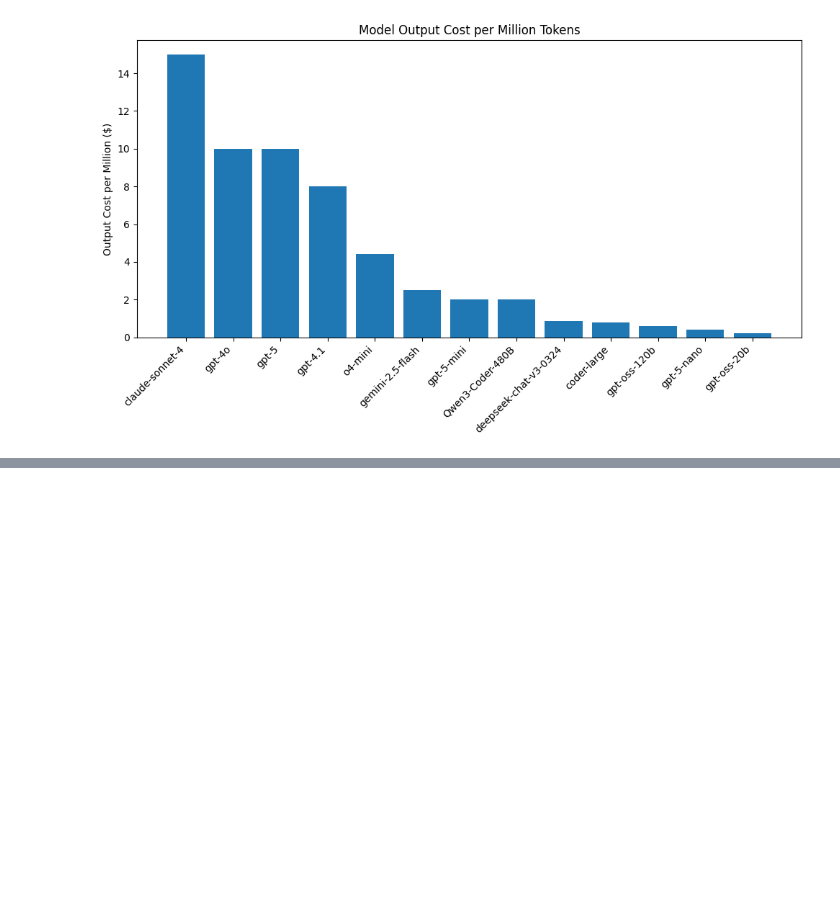
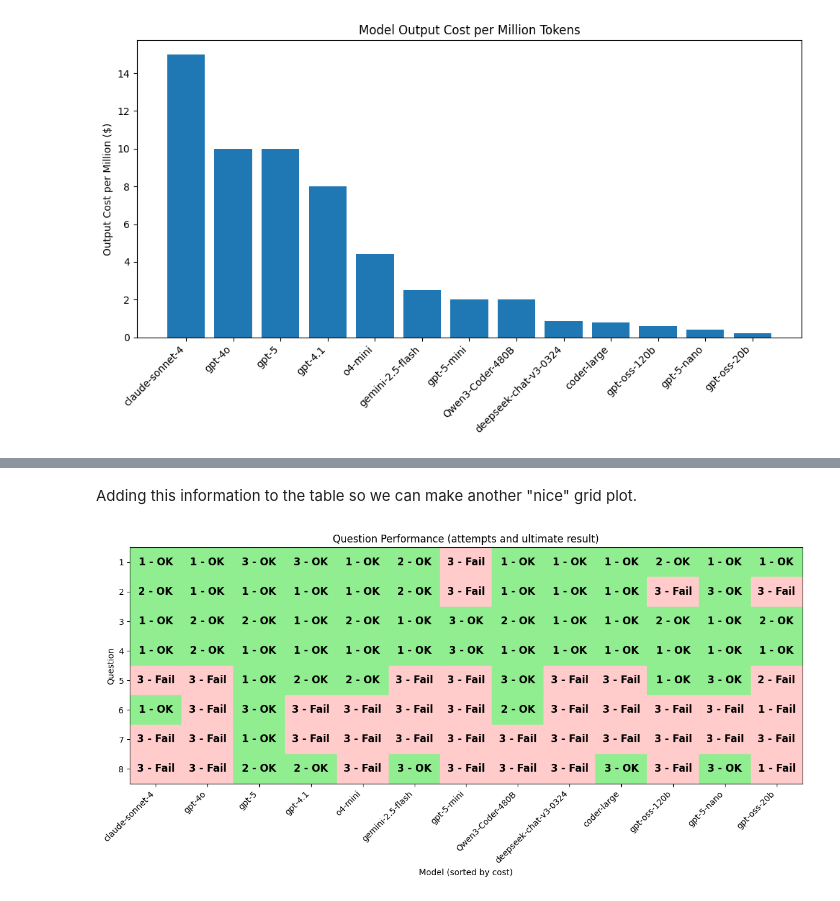
Before and after one commit to gordonwatts/atlas-plot-agent, a Jupyter notebook: notebooks/adl-benchmarks/direct-query-analysis.ipynb, the cells around one changed output, grey strips where cells are left out. Saved outputs shown, nothing was run; the diff lists cells and outputs as text; code cells hidden in the pictures; blank space fills up the shorter version.

```diff
--- a/notebooks/adl-benchmarks/direct-query-analysis.ipynb
+++ b/notebooks/adl-benchmarks/direct-query-analysis.ipynb
@@ -126,0 +190,71 @@ plt.show()
+# %%
+human_review = [
+    ("5", "gpt-oss-20b", "H"), # Does not look at muons at all
+    ("6", "Qwen3-Coder-480B-A35B-Instruct-FP8", "K"), # Knowns it can't get the correlation data
+    ("7", "gemini-2.5-flash", "H"), # fails to look at events with no light leptons
+    ("8", "claude-sonnet-4", "H"), # Plotted the invariant mass, not the transverse mass.
+]
+# %% [markdown]
+Adding this information to the table so we can make another "nice" grid plot.
+# %%
+# Add hallucination and corrected result columns
+hallucination_map = {(int(q), m): h for q, m, h in human_review}
+data['hallucination'] = data.apply(lambda row: hallucination_map.get((row['question'], row['model_nickname']), ''), axis=1)
+def correct_result(row):
+    if row['hallucination'] in ['H', 'K'] and row['Result'] == 'Success':
+        return 'Fail'
+    return row['Result']
+data['Result_with_hallucination'] = data.apply(correct_result, axis=1)
+# %%
+import numpy as np
+
+# Prepare pivot table for grid, with columns sorted by model cost
+sorted_nicknames = model_info_sorted["model_name"].tolist()
+pivot = data.pivot(
+    index="question", columns="model_nickname", values="Result_with_hallucination"
+)
+pivot = pivot.reindex(columns=sorted_nicknames)
+
+# Prepare attempts table for text labels
+attempts_pivot = data.pivot(
+    index="question", columns="model_nickname", values="Attempts"
+)
+attempts_pivot = attempts_pivot.reindex(columns=sorted_nicknames)
+
+# Map results to colors
+color_map = pivot.map(
+    lambda x: "#90ee90" if x == "Success" else "#ffcccb"
+)  # light green/red
+
+fig, ax = plt.subplots(figsize=(12, 6))
+
+for i, question in enumerate(pivot.index):
+    for j, model in enumerate(pivot.columns):
+        color = color_map.loc[question, model]
+        ax.add_patch(plt.Rectangle((j, i), 1, 1, color=color))
+        # Show number of attempts as text label
+        attempts = attempts_pivot.loc[question, model]
+        ax.text(
+            j + 0.5,
+            i + 0.5,
+            f"{attempts} - {'OK' if pivot.loc[question, model] == 'Success' else 'Fail'}",
+            ha="center",
+            va="center",
+            fontsize=12,
+            fontweight="bold",
+        )
+
+ax.set_xticks(np.arange(len(pivot.columns)) + 0.5)
+ax.set_xticklabels(pivot.columns, rotation=45, ha="right")
+ax.set_yticks(np.arange(len(pivot.index)) + 0.5)
+ax.set_yticklabels(pivot.index)
+ax.set_xlim(0, len(pivot.columns))
+ax.set_ylim(0, len(pivot.index))
+ax.invert_yaxis()
+ax.set_xlabel("Model (sorted by cost)")
+ax.set_ylabel("Question")
+ax.set_title("Question Performance (attempts and ultimate result)")
+plt.tight_layout()
+plt.show()
+# %% [output]
+[figure, added]
```
Also changed, not shown: parts of 6 cells of this notebook.
